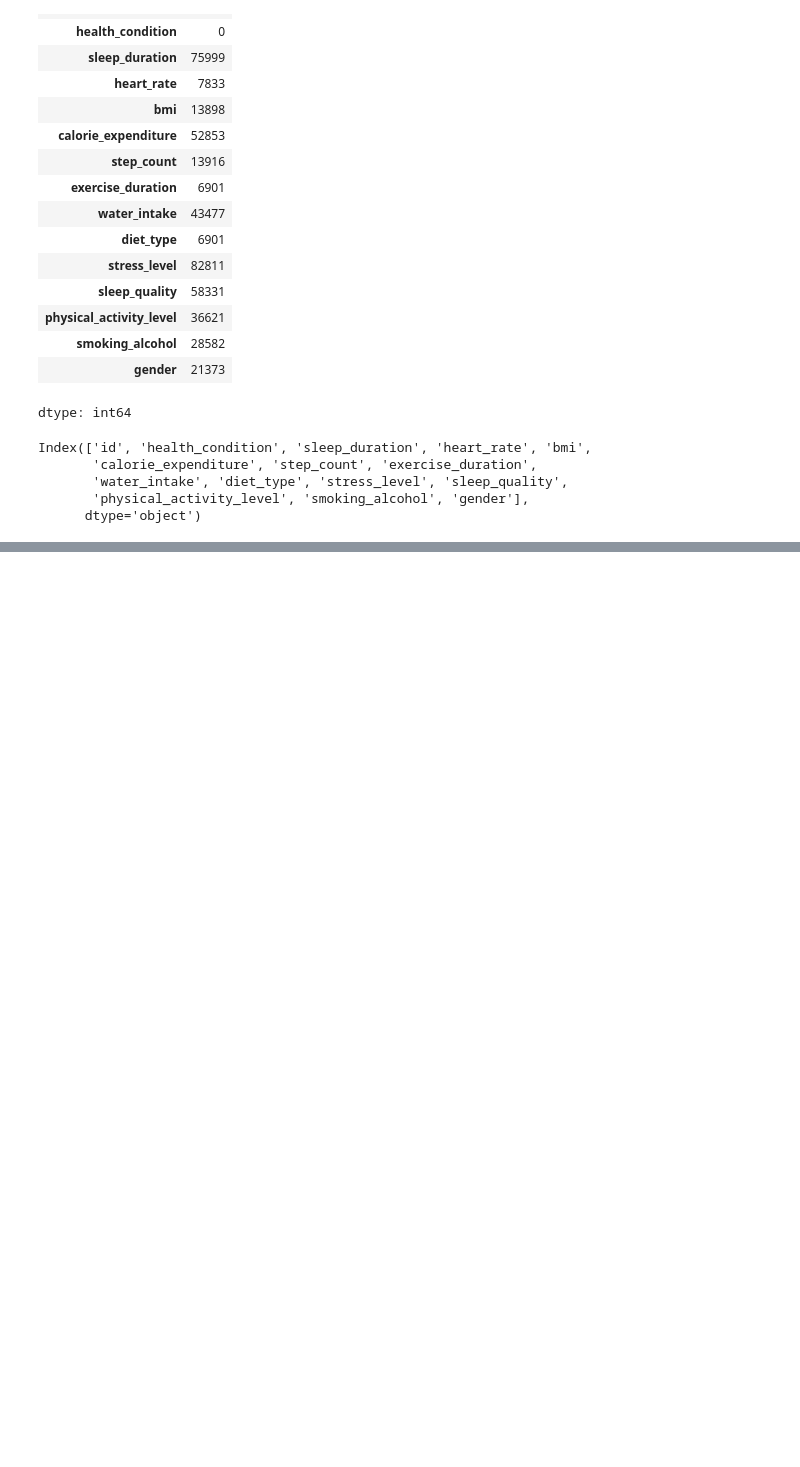
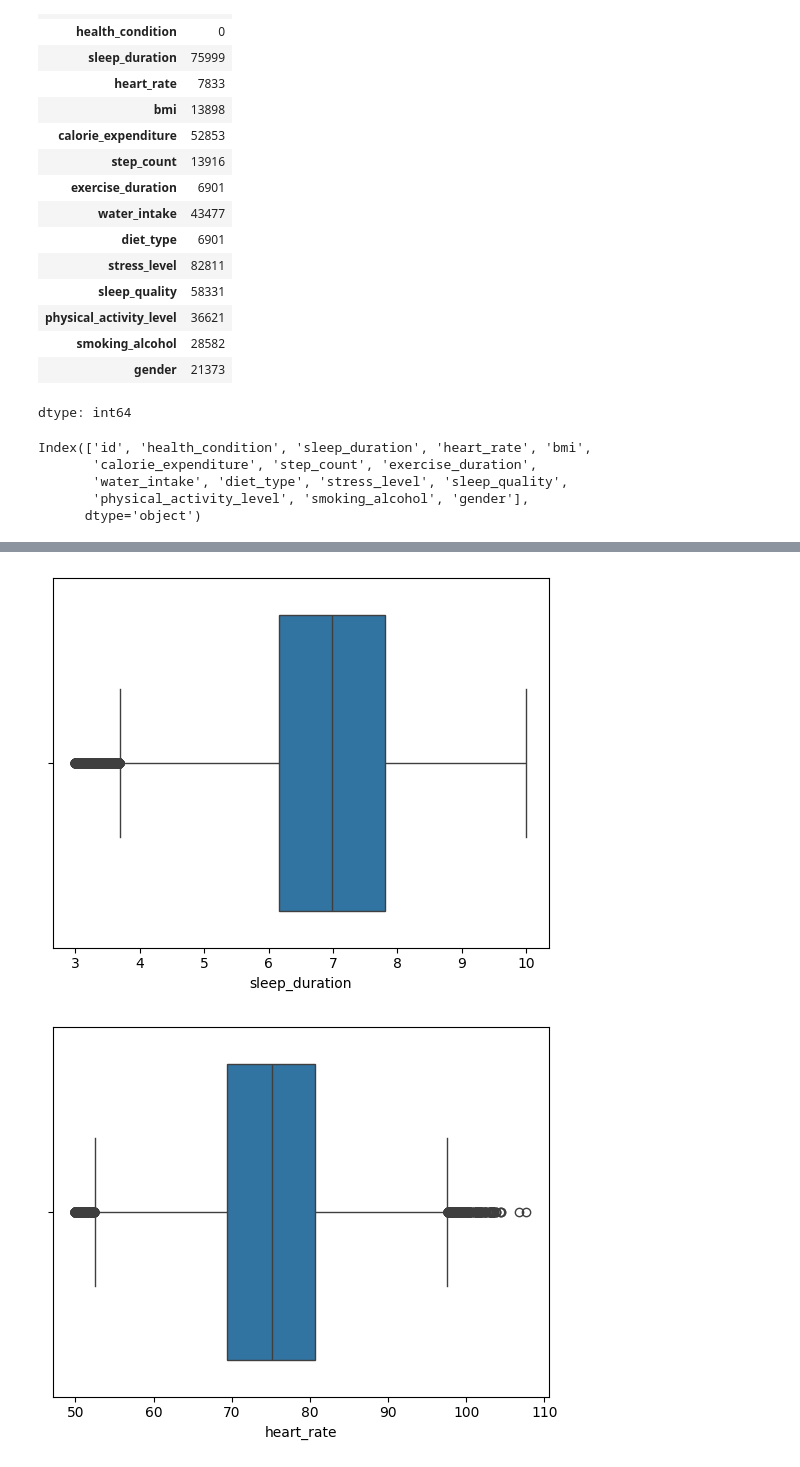
Before and after one commit to kulsoomz99/Predicting-Student-Health, a Jupyter notebook: Predicting_Student_Health.ipynb, the cells around one changed output, grey strips where cells are left out. Saved outputs shown, nothing was run; the diff lists cells and outputs as text; code cells hidden in the pictures; blank space fills up the shorter version.

Commit message:
Boxplot added

```diff
--- a/Predicting_Student_Health.ipynb
+++ b/Predicting_Student_Health.ipynb
@@ -80,0 +107,2 @@ Index(['id', 'health_condition', 'sleep_duration', 'heart_rate', 'bmi',
+# %%
+numeric_cols = df_train.select_dtypes(include=np.number).columns
@@ -80,0 +115,7 @@ Index(['id', 'health_condition', 'sleep_duration', 'heart_rate', 'bmi',
+# %%
+for i in numeric_cols:
+  sns.boxplot(x=df_train[i])
+  plt.show()
+# %% [output]
+[figure, added]
+[figure, added]
```
Also changed, not shown: parts of 8 cells of this notebook.
